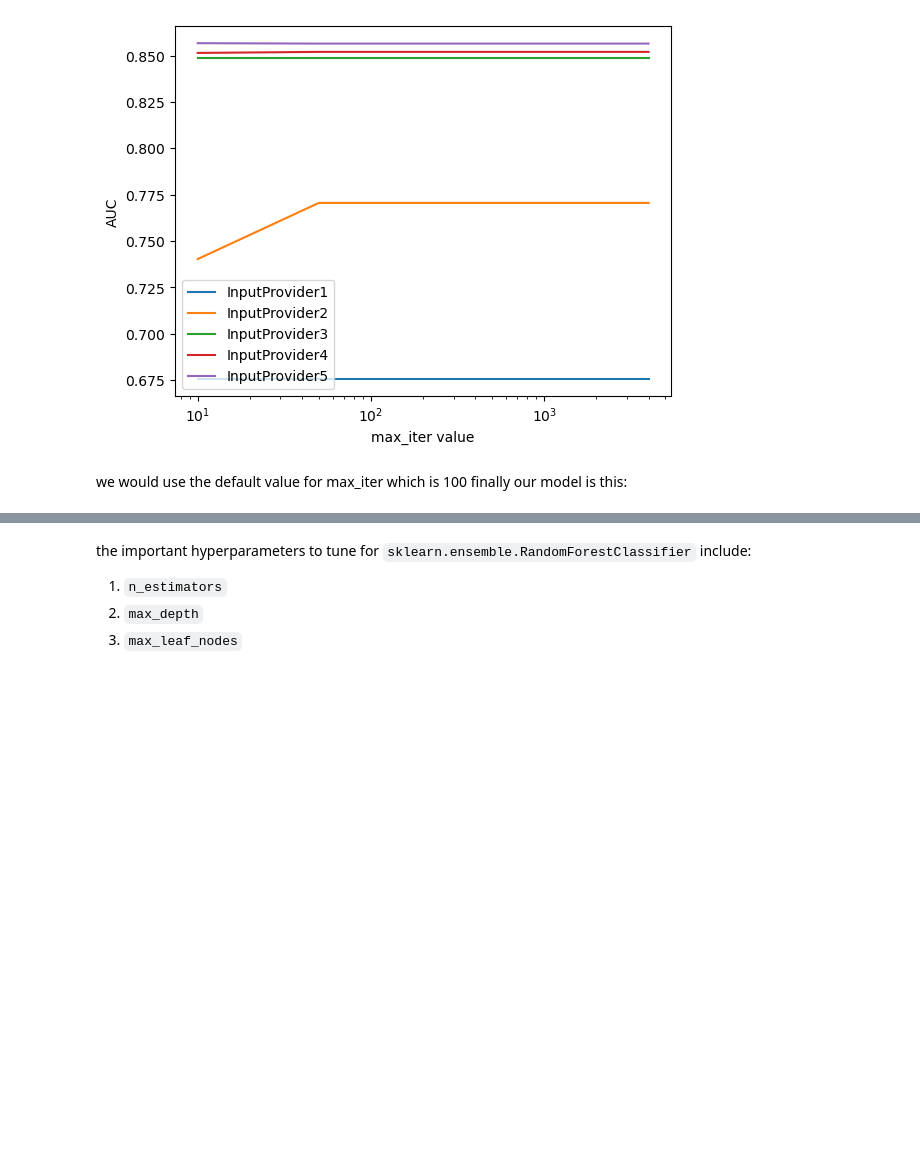
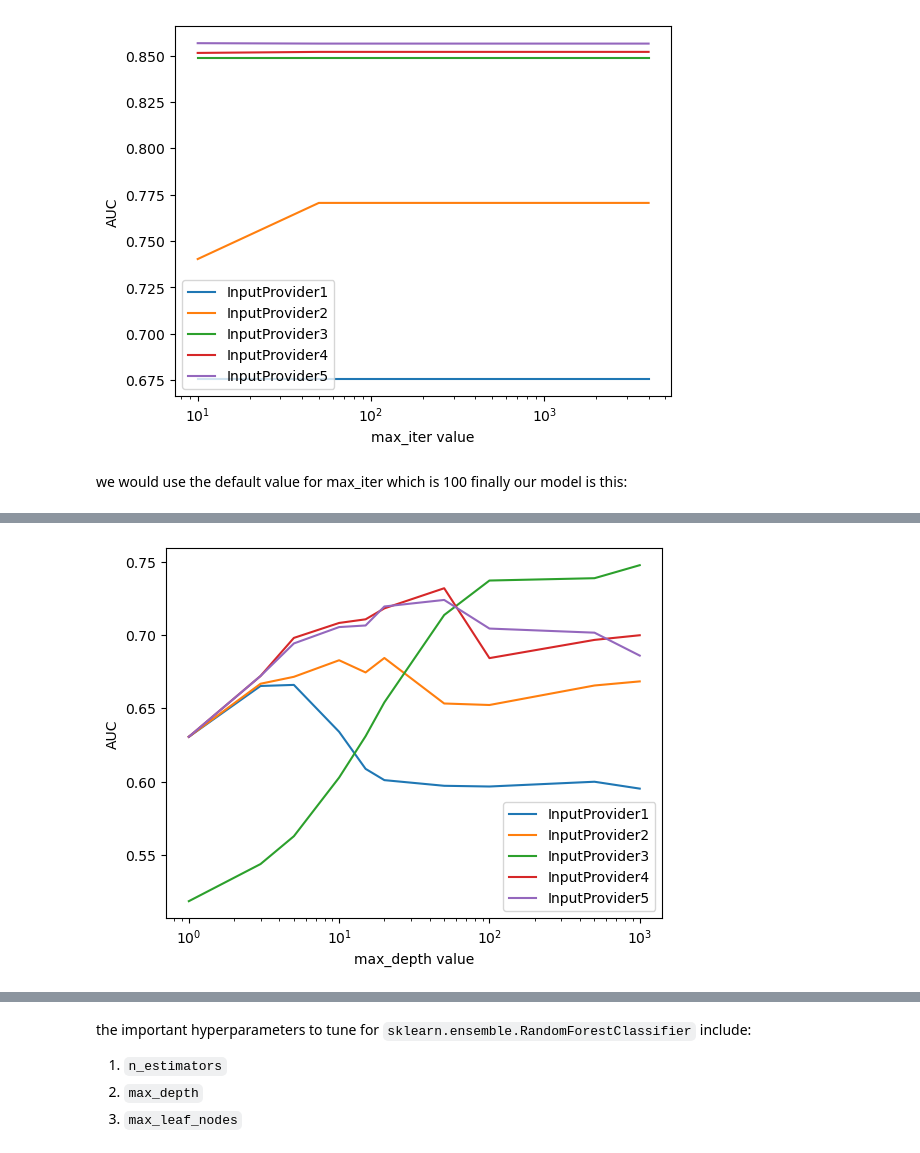
Before and after one commit to shayansm2/kaggle-playground, a Jupyter notebook: nlp-getting-started/hyper-parameter.ipynb, the cells around one changed output, grey strips where cells are left out. Saved outputs shown, nothing was run; the diff lists cells and outputs as text; code cells hidden in the pictures; blank space fills up the shorter version.

```diff
--- a/nlp-getting-started/hyper-parameter.ipynb
+++ b/nlp-getting-started/hyper-parameter.ipynb
@@ -141,0 +171,8 @@ the important hyperparameters to tune for `sklearn.tree.DecisionTreeClassifier`
+# %%
+for key, value in performance.items():
+    plt.semilogx(depths, value, label=key)
+    plt.xlabel('max_depth value')
+    plt.ylabel('AUC')
+    plt.legend()
+# %% [output]
+[figure, added]
```
Also changed, not shown: parts of 15 cells of this notebook.
